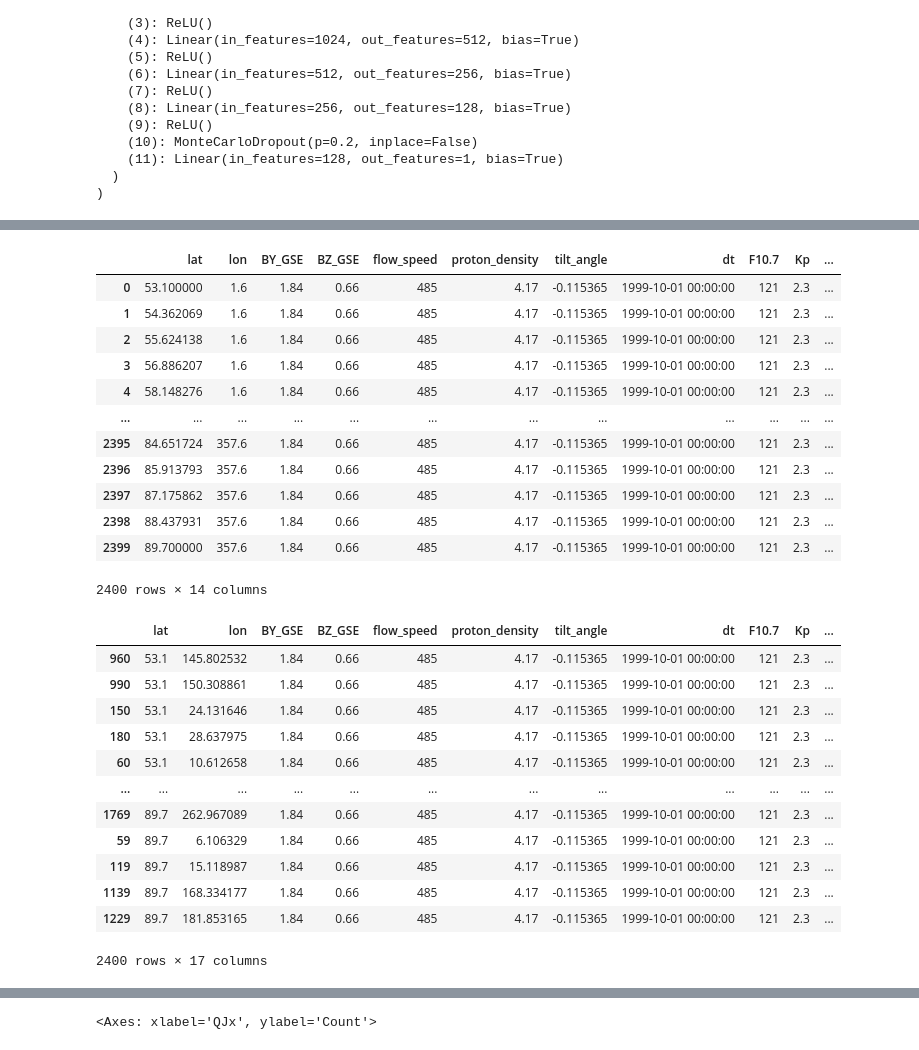
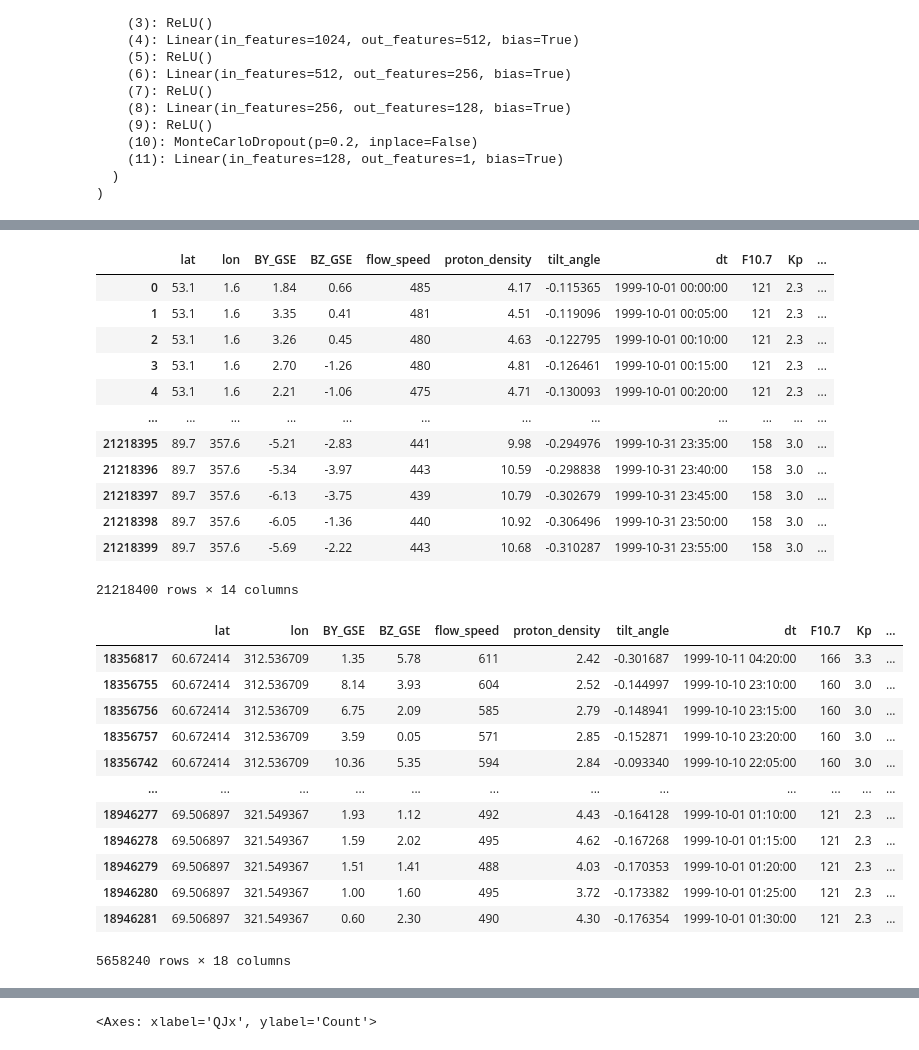
Before and after one commit to reddy-sachin/REPPU-ESN2, a Jupyter notebook: AE/AE_calc_MLP.ipynb, the cells around one changed output, grey strips where cells are left out. Cells and saved outputs as stored; diff of their text form; code cells hidden in the pictures.

```diff
--- a/AE/AE_calc_MLP.ipynb
+++ b/AE/AE_calc_MLP.ipynb
@@ -90,7 +98,7 @@ MLP(
 #Load omni data
 omni_data = pd.read_csv('/home/sachin/Documents/NIPR/Research/Data/OMNI/omni_hro_5min_1999-10.csv')
 #omni_data = omni_data[omni_data['Timestamp_1min_omni'] == '1999-10-01 00:00:00']
-omni_data = omni_data[omni_data['Timestamp_1min_omni'].between('1999-10-01 00:00:00', '1999-10-01 00:04:00')]
+#omni_data = omni_data[omni_data['Timestamp_1min_omni'].between('1999-10-01 00:00:00', '1999-10-01 11:55:00')]
 omni_data
 # %% [output]
 |  | BY_GSE | BZ_GSE | flow_speed | proton_density | AE_INDEX | AL_INDEX | AU_INDEX | Timestamp_1min_omni | ... |
@@ -155,18 +174,18 @@ df_raw, df_proc = split_to_df(omni_data)
 df_raw
 # %% [output]
 |  | lat | lon | BY_GSE | BZ_GSE | flow_speed | proton_density | tilt_angle | dt | F10.7 | Kp | ... |
-| 0 | 53.100000 | 1.6 | 1.84 | 0.66 | 485 | 4.17 | -0.115365 | 1999-10-01 00:00:00 | 121 | 2.3 | ... |
-| 1 | 54.362069 | 1.6 | 1.84 | 0.66 | 485 | 4.17 | -0.115365 | 1999-10-01 00:00:00 | 121 | 2.3 | ... |
-| 2 | 55.624138 | 1.6 | 1.84 | 0.66 | 485 | 4.17 | -0.115365 | 1999-10-01 00:00:00 | 121 | 2.3 | ... |
-| 3 | 56.886207 | 1.6 | 1.84 | 0.66 | 485 | 4.17 | -0.115365 | 1999-10-01 00:00:00 | 121 | 2.3 | ... |
-| 4 | 58.148276 | 1.6 | 1.84 | 0.66 | 485 | 4.17 | -0.115365 | 1999-10-01 00:00:00 | 121 | 2.3 | ... |
+| 0 | 53.1 | 1.6 | 1.84 | 0.66 | 485 | 4.17 | -0.115365 | 1999-10-01 00:00:00 | 121 | 2.3 | ... |
+| 1 | 53.1 | 1.6 | 3.35 | 0.41 | 481 | 4.51 | -0.119096 | 1999-10-01 00:05:00 | 121 | 2.3 | ... |
+| 2 | 53.1 | 1.6 | 3.26 | 0.45 | 480 | 4.63 | -0.122795 | 1999-10-01 00:10:00 | 121 | 2.3 | ... |
+| 3 | 53.1 | 1.6 | 2.70 | -1.26 | 480 | 4.81 | -0.126461 | 1999-10-01 00:15:00 | 121 | 2.3 | ... |
+| 4 | 53.1 | 1.6 | 2.21 | -1.06 | 475 | 4.71 | -0.130093 | 1999-10-01 00:20:00 | 121 | 2.3 | ... |
 | ... | ... | ... | ... | ... | ... | ... | ... | ... | ... | ... | ... |
-| 2395 | 84.651724 | 357.6 | 1.84 | 0.66 | 485 | 4.17 | -0.115365 | 1999-10-01 00:00:00 | 121 | 2.3 | ... |
-| 2396 | 85.913793 | 357.6 | 1.84 | 0.66 | 485 | 4.17 | -0.115365 | 1999-10-01 00:00:00 | 121 | 2.3 | ... |
-| 2397 | 87.175862 | 357.6 | 1.84 | 0.66 | 485 | 4.17 | -0.115365 | 1999-10-01 00:00:00 | 121 | 2.3 | ... |
-| 2398 | 88.437931 | 357.6 | 1.84 | 0.66 | 485 | 4.17 | -0.115365 | 1999-10-01 00:00:00 | 121 | 2.3 | ... |
-| 2399 | 89.700000 | 357.6 | 1.84 | 0.66 | 485 | 4.17 | -0.115365 | 1999-10-01 00:00:00 | 121 | 2.3 | ... |
+| 21218395 | 89.7 | 357.6 | -5.21 | -2.83 | 441 | 9.98 | -0.294976 | 1999-10-31 23:35:00 | 158 | 3.0 | ... |
+| 21218396 | 89.7 | 357.6 | -5.34 | -3.97 | 443 | 10.59 | -0.298838 | 1999-10-31 23:40:00 | 158 | 3.0 | ... |
+| 21218397 | 89.7 | 357.6 | -6.13 | -3.75 | 439 | 10.79 | -0.302679 | 1999-10-31 23:45:00 | 158 | 3.0 | ... |
+| 21218398 | 89.7 | 357.6 | -6.05 | -1.36 | 440 | 10.92 | -0.306496 | 1999-10-31 23:50:00 | 158 | 3.0 | ... |
+| 21218399 | 89.7 | 357.6 | -5.69 | -2.22 | 443 | 10.68 | -0.310287 | 1999-10-31 23:55:00 | 158 | 3.0 | ... |
-2400 rows × 14 columns
+21218400 rows × 14 columns
 # %%
 '''
 with open(f'{pot_path}/scaler_{pot_id}.pkl', 'rb') as f:
@@ -245,25 +267,26 @@ df_comp'''
 # %%
 def filter_by_dt(df):
    df = df.copy()
    #df = df[df['dt']=='1999-10-01 12:00:00']
 
    df = df.sort_values(by=['lat'])
+   df = df[df['lat'].between(60, 70)]
 
    return df
 
 df_filt = filter_by_dt(df_comp)
 df_filt
 # %% [output]
 |  | lat | lon | BY_GSE | BZ_GSE | flow_speed | proton_density | tilt_angle | dt | F10.7 | Kp | ... |
-| 960 | 53.1 | 145.802532 | 1.84 | 0.66 | 485 | 4.17 | -0.115365 | 1999-10-01 00:00:00 | 121 | 2.3 | ... |
-| 990 | 53.1 | 150.308861 | 1.84 | 0.66 | 485 | 4.17 | -0.115365 | 1999-10-01 00:00:00 | 121 | 2.3 | ... |
-| 150 | 53.1 | 24.131646 | 1.84 | 0.66 | 485 | 4.17 | -0.115365 | 1999-10-01 00:00:00 | 121 | 2.3 | ... |
-| 180 | 53.1 | 28.637975 | 1.84 | 0.66 | 485 | 4.17 | -0.115365 | 1999-10-01 00:00:00 | 121 | 2.3 | ... |
-| 60 | 53.1 | 10.612658 | 1.84 | 0.66 | 485 | 4.17 | -0.115365 | 1999-10-01 00:00:00 | 121 | 2.3 | ... |
+| 18356817 | 60.672414 | 312.536709 | 1.35 | 5.78 | 611 | 2.42 | -0.301687 | 1999-10-11 04:20:00 | 166 | 3.3 | ... |
+| 18356755 | 60.672414 | 312.536709 | 8.14 | 3.93 | 604 | 2.52 | -0.144997 | 1999-10-10 23:10:00 | 160 | 3.0 | ... |
+| 18356756 | 60.672414 | 312.536709 | 6.75 | 2.09 | 585 | 2.79 | -0.148941 | 1999-10-10 23:15:00 | 160 | 3.0 | ... |
+| 18356757 | 60.672414 | 312.536709 | 3.59 | 0.05 | 571 | 2.85 | -0.152871 | 1999-10-10 23:20:00 | 160 | 3.0 | ... |
+| 18356742 | 60.672414 | 312.536709 | 10.36 | 5.35 | 594 | 2.84 | -0.093340 | 1999-10-10 22:05:00 | 160 | 3.0 | ... |
 | ... | ... | ... | ... | ... | ... | ... | ... | ... | ... | ... | ... |
-| 1769 | 89.7 | 262.967089 | 1.84 | 0.66 | 485 | 4.17 | -0.115365 | 1999-10-01 00:00:00 | 121 | 2.3 | ... |
-| 59 | 89.7 | 6.106329 | 1.84 | 0.66 | 485 | 4.17 | -0.115365 | 1999-10-01 00:00:00 | 121 | 2.3 | ... |
-| 119 | 89.7 | 15.118987 | 1.84 | 0.66 | 485 | 4.17 | -0.115365 | 1999-10-01 00:00:00 | 121 | 2.3 | ... |
-| 1139 | 89.7 | 168.334177 | 1.84 | 0.66 | 485 | 4.17 | -0.115365 | 1999-10-01 00:00:00 | 121 | 2.3 | ... |
-| 1229 | 89.7 | 181.853165 | 1.84 | 0.66 | 485 | 4.17 | -0.115365 | 1999-10-01 00:00:00 | 121 | 2.3 | ... |
+| 18946277 | 69.506897 | 321.549367 | 1.93 | 1.12 | 492 | 4.43 | -0.164128 | 1999-10-01 01:10:00 | 121 | 2.3 | ... |
+| 18946278 | 69.506897 | 321.549367 | 1.59 | 2.02 | 495 | 4.62 | -0.167268 | 1999-10-01 01:15:00 | 121 | 2.3 | ... |
+| 18946279 | 69.506897 | 321.549367 | 1.51 | 1.41 | 488 | 4.03 | -0.170353 | 1999-10-01 01:20:00 | 121 | 2.3 | ... |
+| 18946280 | 69.506897 | 321.549367 | 1.00 | 1.60 | 495 | 3.72 | -0.173382 | 1999-10-01 01:25:00 | 121 | 2.3 | ... |
+| 18946281 | 69.506897 | 321.549367 | 0.60 | 2.30 | 490 | 4.30 | -0.176354 | 1999-10-01 01:30:00 | 121 | 2.3 | ... |
-2400 rows × 17 columns
+5658240 rows × 18 columns
```
Also changed, not shown: parts of 17 cells of this notebook, 3 other files.
